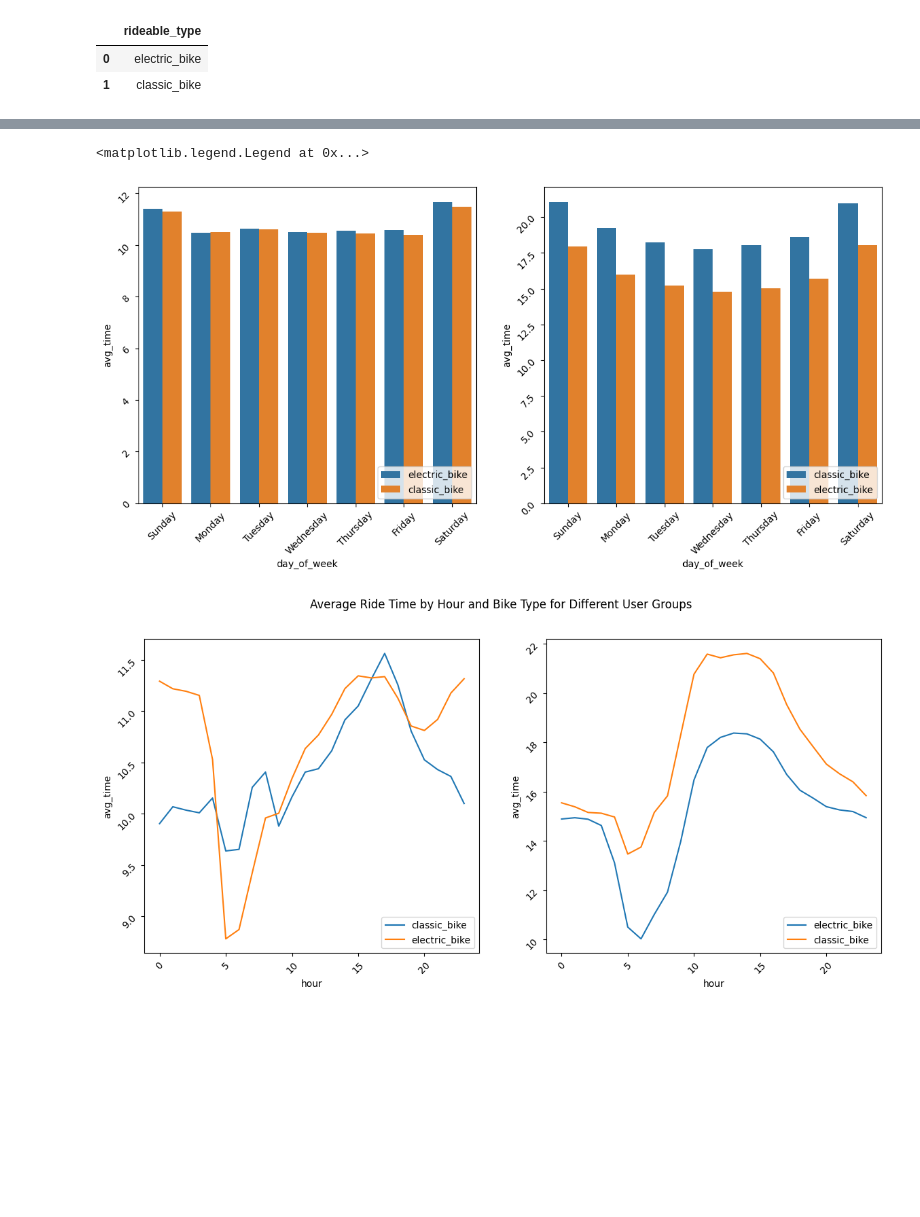
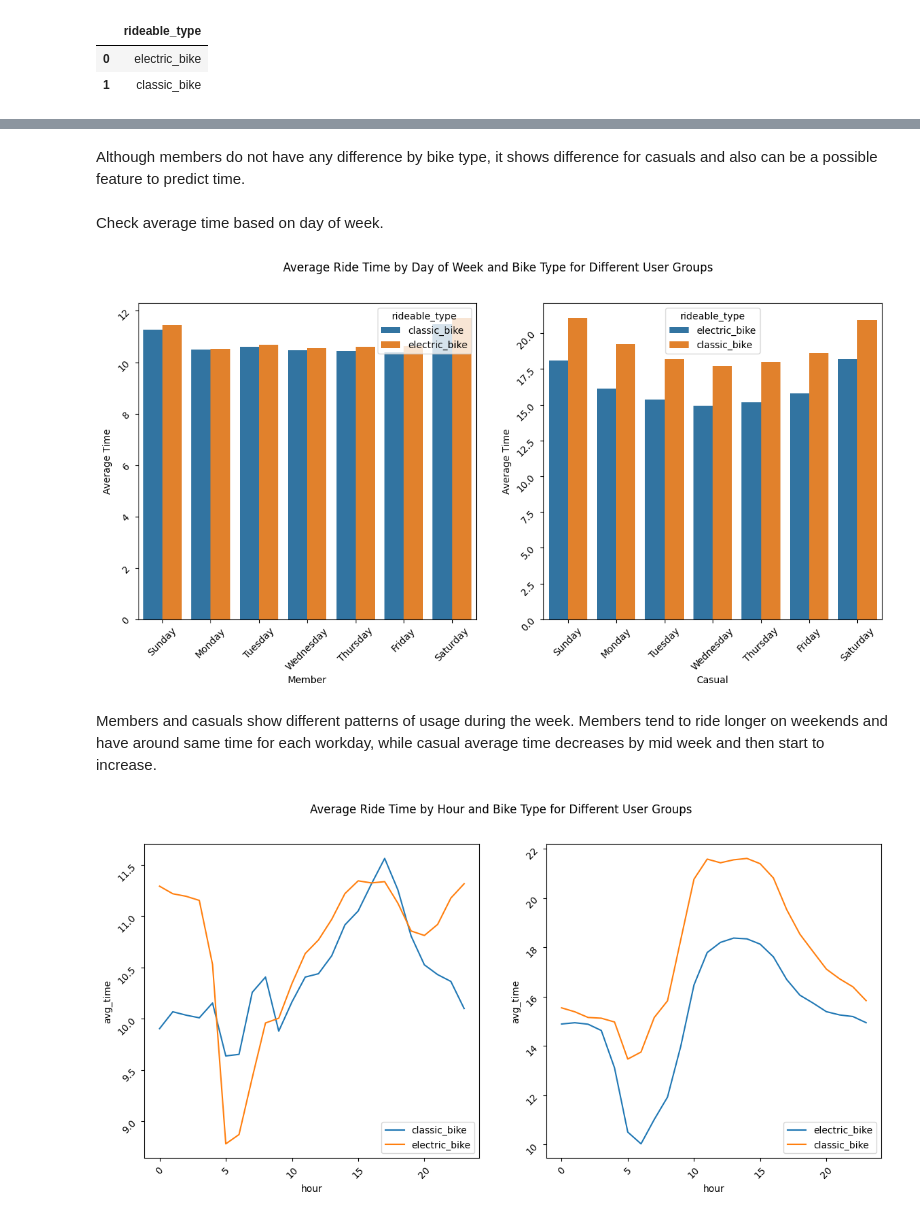
Before and after one commit to olshevskaa/citibike-nyc, a Jupyter notebook: notebooks/citibike.ipynb, the cells around one changed output, grey strips where cells are left out. Saved outputs shown, nothing was run; the diff lists cells and outputs as text; code cells hidden in the pictures; blank space fills up the shorter version.

```diff
--- a/notebooks/citibike.ipynb
+++ b/notebooks/citibike.ipynb
@@ -579,5 +666,4 @@ new_columns = [
 new_schema = schema[:] + new_columns
 table.schema = new_schema
 
-job = client.update_table(table, ['schema'])
-job.result()
+client.update_table(table, ['schema'])
@@ -672,35 +790,52 @@ Average ridetime for casuals on classic bike is 19.41 and on electric bike is 16
+# %% [markdown]
+Although members do not have any difference by bike type, it shows difference for casuals and also can be a possible feature to predict time.
+# %% [markdown]
+Check average time based on day of week.
 # %%
 query = f"""
     SELECT
         member_casual,
         rideable_type,
         day_of_week,
         AVG(ride_time) as avg_time
         FROM {cleaned_table_ref}
     GROUP BY member_casual, rideable_type, day_of_week
 """
 
 df = client.query(query).to_dataframe()
 
 custom_dict = {'Sunday': 0, 'Monday': 1, 'Tuesday': 2, 'Wednesday': 3, 'Thursday': 4, 'Friday': 5, 'Saturday': 6}
 df = df.sort_values(by='day_of_week', key=lambda x: x.map(custom_dict))
 
 member_df = df[df['member_casual'] == 'member']
 casual_df = df[df['member_casual'] == 'casual']
 
-fig, ax = plt.subplots(1,2, figsize=(14, 6))
+fig, ax = plt.subplots(1,2, figsize=(14, 6), sharex=True)
 
-sns.barplot(data=member_df, x='day_of_week', y='avg_time', hue='rideable_type', ax=ax[0])
-sns.barplot(data=casual_df, x='day_of_week', y='avg_time', hue='rideable_type', ax=ax[1])
+bar1 = sns.barplot(data=member_df, x='day_of_week', y='avg_time', hue='rideable_type', ax=ax[0])
+bar2 = sns.barplot(data=casual_df, x='day_of_week', y='avg_time', hue='rideable_type', ax=ax[1])
+
+labels = ['Classic Bike', 'Electric Bike']
+handles, _ = bar1.get_legend_handles_labels()
 
 ax[0].tick_params(labelrotation=45)
-ax[0].legend(loc='lower right')
+# ax[0].get_legend().remove()
+ax[0].set_xlabel('Member')
+ax[0].set_ylabel('Average Time')
 
 ax[1].tick_params(labelrotation=45)
-ax[1].legend(loc='lower right')
+# ax[1].get_legend().remove()
+ax[1].set_xlabel('Casual')
+ax[1].set_ylabel('Average Time')
+
+# fig.legend(title='Bike Type', handles=handles, labels=labels, loc='upper right')
+
+plt.suptitle('Average Ride Time by Day of Week and Bike Type for Different User Groups')
+plt.show()
 # %% [output]
-<matplotlib.legend.Legend at 0x...>
-[figure, old version]
+[figure, new version]
+# %% [markdown]
+Members and casuals show different patterns of usage during the week. Members tend to ride longer on weekends and have around same time for each workday, while casual average time decreases by mid week and then start to increase.
 # %%
 query = f"""
     SELECT
```
Also changed, not shown: parts of 82 cells of this notebook.
